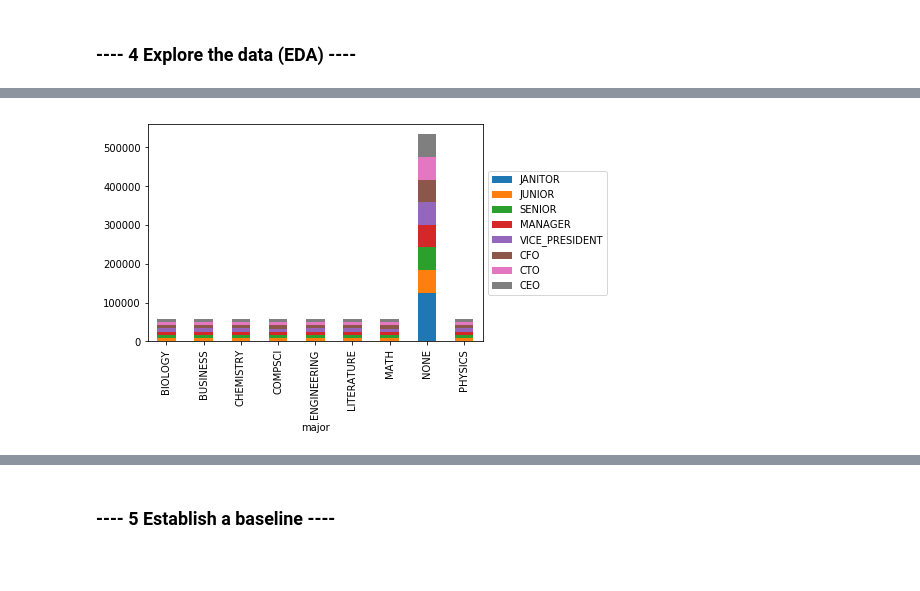
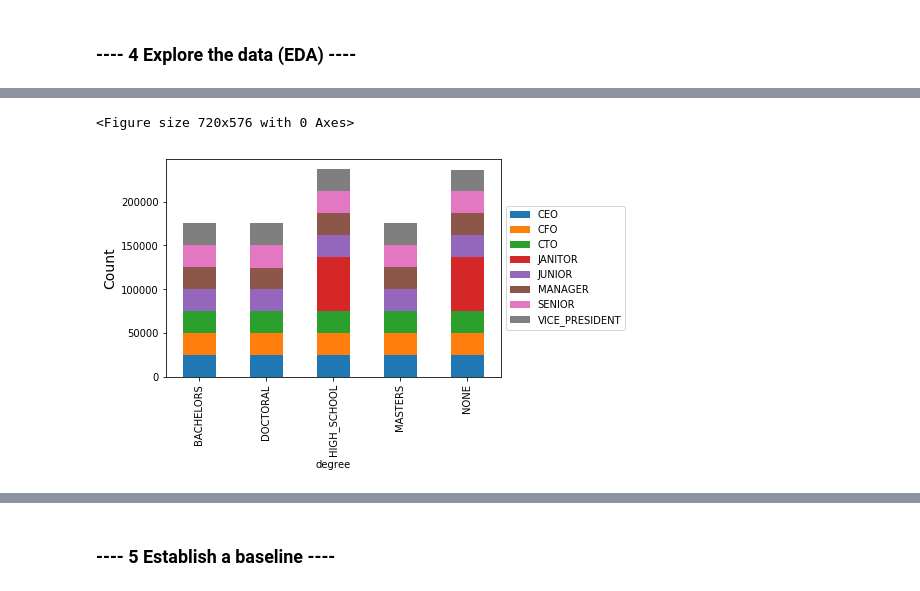
Before and after one commit to Iamigoche/salarypredictionportfolio, a Jupyter notebook: Salary Prediction Notebook.ipynb, the cells around one changed output, grey strips where cells are left out. Drawn from its saved outputs; the diff is of its cells as text; code cells hidden in the pictures; blank space fills up the shorter version.

```diff
--- a/Salary Prediction Notebook.ipynb
+++ b/Salary Prediction Notebook.ipynb
@@ -212,36 +212,63 @@ levels = mean.sort_values().index.tolist()
 # %%
 def make_plot(df, numeric_cols=None, categorical_cols=None, boxplot=False,
               group_by_value=None, stacked_bar=False, col1=None, col2=None):
-
+    new_df = df.copy()
     if numeric_cols is not None:
         for col in numeric_cols:
-            df[col].value_counts().sort_index().plot()
+            new_df[col].value_counts().sort_values().plot()
             plt.show()
 
     if categorical_cols is not None:
         for col in categorical_cols:
             fig = plt.subplots(figsize=(14, 6))
-            mean = df.groupby(col)[group_by_value].median().sort_values()
+            mean = new_df.groupby(col)[group_by_value].median().sort_values()
             levels = mean.index.tolist()
-            df[col].cat.reorder_categories(levels, inplace=True)
+            new_df[col].cat.reorder_categories(levels, inplace=True)
             plt.subplot(1,2,1)
             mean.plot.bar()
             plt.ylabel(group_by_value + " (median)", fontsize=14)
             plt.title('Salary by ' + col)
 
             if boxplot ==True:
+                df2 = df.copy()
                 plt.subplot(1,2,2)
-                sns.boxplot(x=col, y=group_by_value, data=df, fliersize=0.2)
-                sns.stripplot(x=col, y=group_by_value, data=df, jitter=True, size=0.1, color='orange', alpha=0.8, marker='o')
+                sns.boxplot(x=col, y=group_by_value, data=df2, fliersize=0.2)
+                sns.stripplot(x=col, y=group_by_value, data=df2, jitter=True, size=0.1, color='orange', alpha=0.8, marker='o')
                 plt.xticks(rotation=45)
                 plt.ylabel('Salary', fontsize=14)
                 plt.title('Distibution of Salaray by ' + col, fontsize=14)
 
     if stacked_bar == True:
         crosstab = pd.crosstab(index=df[col1], columns=df[col2])
+        plt.figure(figsize=(10,8))
         crosstab.plot.bar(stacked=True)
         plt.legend(loc='center left', bbox_to_anchor=(1, 0.5))
-        plt.ylabel('Count', fontsize=14);
+        plt.ylabel('Count', fontsize=14)
+        plt.show();
+
+
+def plot_levels(df, categorical_col, hist_=None, kde_=None):
+    """plots a the distribution of given categorical variable
+    and provides a summary statistic
+    """
+    col_values = df[categorical_col].unique().tolist()
+    targets = [df.loc[df[categorical_col] == col_value] for col_value in col_values]
+    plt.figure(figsize=(10,8))
+    for target in targets:
+        sns.distplot(target[['salary']], bins=500, hist=hist_, kde=kde_, kde_kws={'linewidth':5, 'alpha':.8}, label=target[categorical_col].unique().tolist())
+    if hist_ == True:
+        plt.ylabel('Count', fontdict={'size':14})
+    else:
+        plt.ylabel('Density', fontdict={'size':14})
+    plt.xlabel('Salary', fontdict={'size':14})
+    plt.title('Distribution of '+ categorical_col)
+    plt.legend()
+    plt.show()
+
+    summary_table = df.groupby(categorical_col)['salary'].agg(['mean', 'median', 'max', 'min', 'std'])
+    summary_table.columns = ['mean salary', 'median salary', 'max salary', 'min salary', 'standard deviation']
+    summary_table = summary_table.sort_values('mean salary')
+    return summary_table
 # %%
 make_plot(df=clean_train_df, categorical_cols=['jobType'], group_by_value='salary', boxplot=True)
 # %% [output]
@@ -249,0 +296,2 @@ TypeError: ylabel() missing 1 required positional argument: 'ylabel'
+# %%
+clean_train_df['milesRange'] = pd.cut(clean_train_df.milesFromMetropolis, 11, right=False)
@@ -250,4 +312,5 @@ TypeError: ylabel() missing 1 required positional argument: 'ylabel'
 # %%
-make_plot(df=clean_train_df, stacked_bar=True, col1='major', col2='jobType')
+make_plot(df=clean_train_df, stacked_bar=True, col1='degree', col2='jobType')
 # %% [output]
+<Figure size 720x576 with 0 Axes>
-[figure, old version]
+[figure, new version]
```
Also changed, not shown: parts of 27 cells of this notebook.
